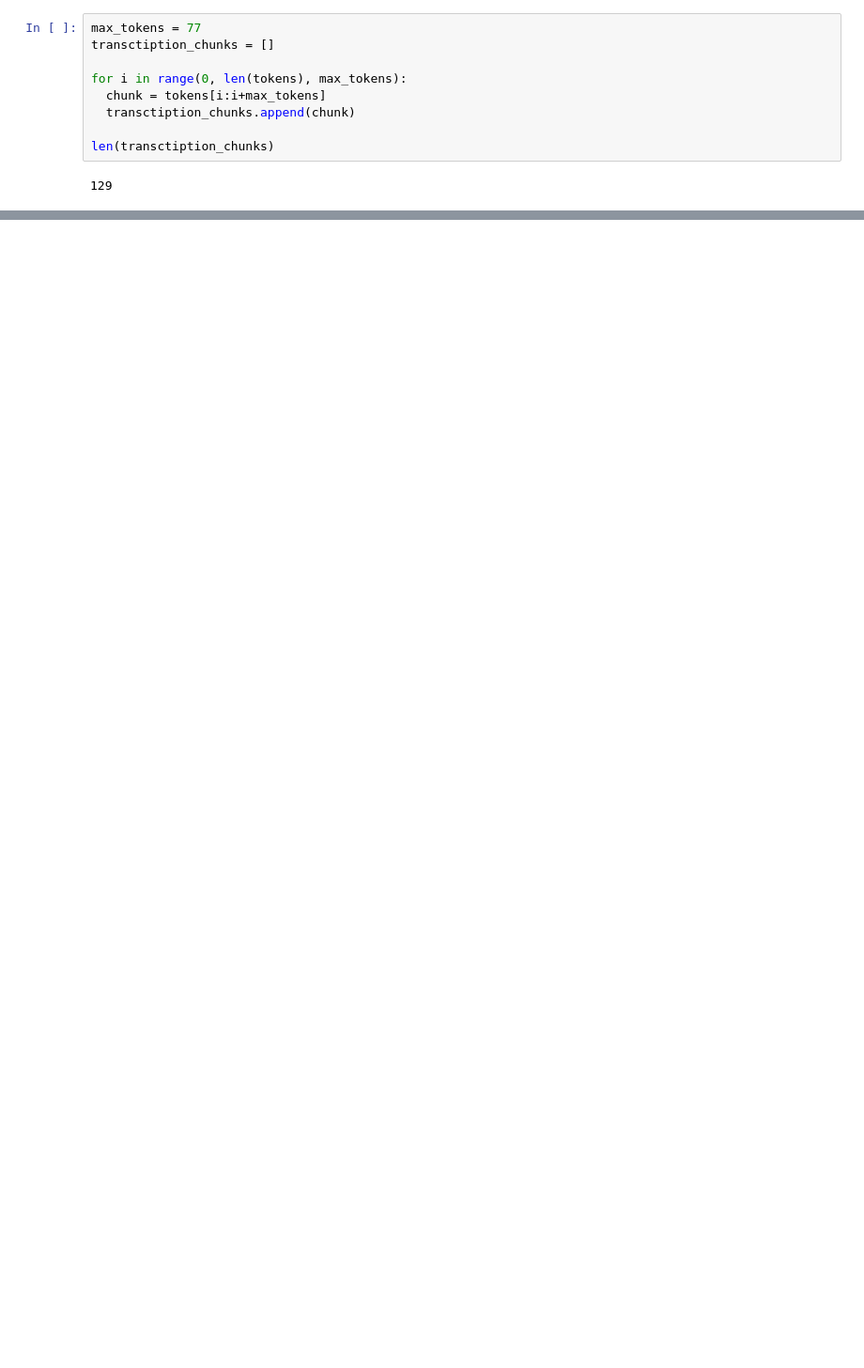
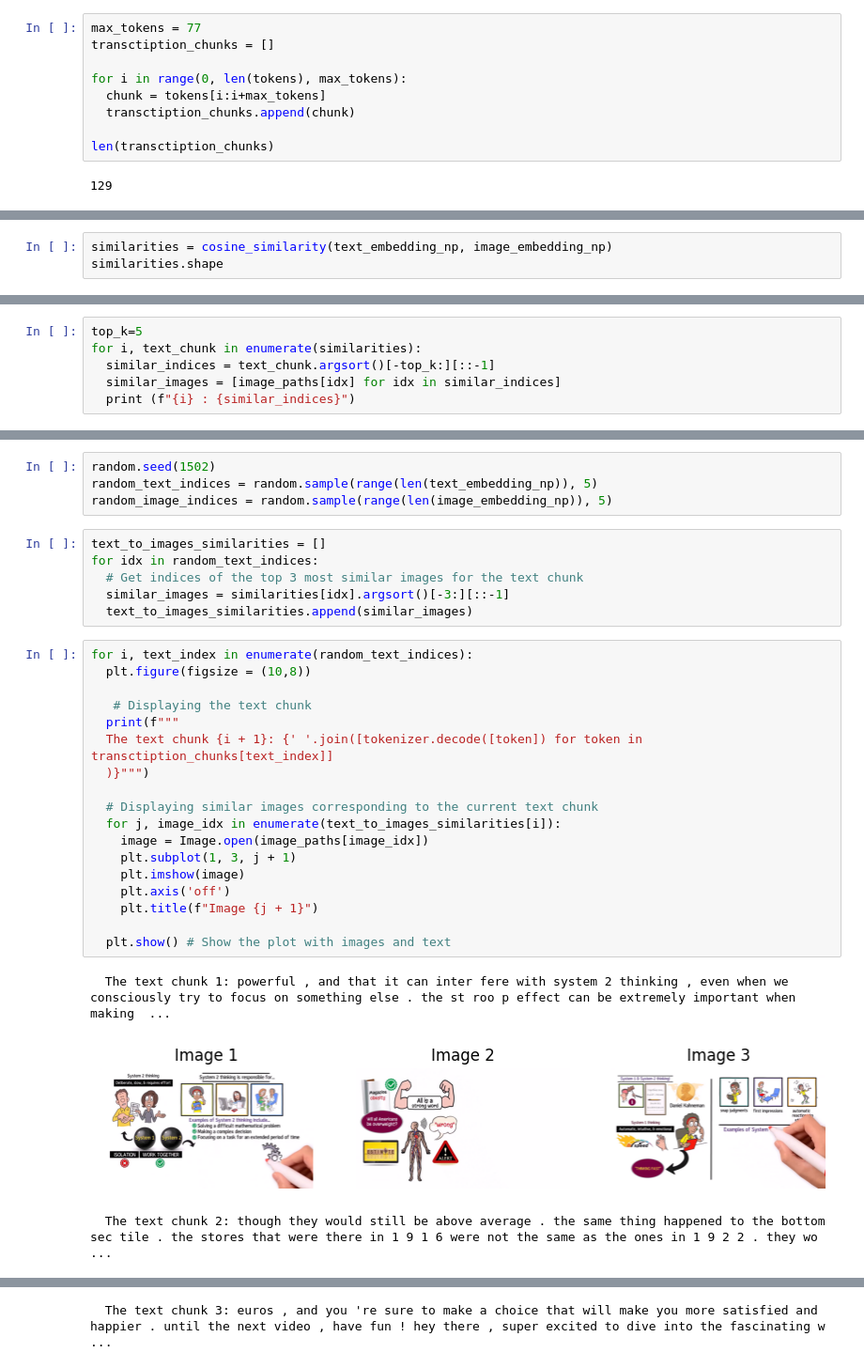
Before and after one commit to kulkarnisatishp/genai-course, a Jupyter notebook: multimodel_RAG.ipynb, the cells around one changed output, grey strips where cells are left out. Shown at 94% size. Cells and saved outputs as stored; diff of their text form; blank space fills up the shorter version.

```diff
--- a/multimodel_RAG.ipynb
+++ b/multimodel_RAG.ipynb
@@ -119,0 +146,3 @@ text_embedding_np.shape
+# %%
+similarities = cosine_similarity(text_embedding_np, image_embedding_np)
+similarities.shape
@@ -119,0 +151,6 @@ text_embedding_np.shape
+# %%
+top_k=5
+for i, text_chunk in enumerate(similarities):
+  similar_indices = text_chunk.argsort()[-top_k:][::-1]
+  similar_images = [image_paths[idx] for idx in similar_indices]
+  print (f"{i} : {similar_indices}")
@@ -119,0 +175,32 @@ text_embedding_np.shape
+# %%
+random.seed(1502)
+random_text_indices = random.sample(range(len(text_embedding_np)), 5)
+random_image_indices = random.sample(range(len(image_embedding_np)), 5)
+# %%
+text_to_images_similarities = []
+for idx in random_text_indices:
+  # Get indices of the top 3 most similar images for the text chunk
+  similar_images = similarities[idx].argsort()[-3:][::-1]
+  text_to_images_similarities.append(similar_images)
+# %%
+for i, text_index in enumerate(random_text_indices):
+  plt.figure(figsize = (10,8))
+
+   # Displaying the text chunk
+  print(f"""
+  The text chunk {i + 1}: {' '.join([tokenizer.decode([token]) for token in transctiption_chunks[text_index]]
+  )}""")
+
+  # Displaying similar images corresponding to the current text chunk
+  for j, image_idx in enumerate(text_to_images_similarities[i]):
+    image = Image.open(image_paths[image_idx])
+    plt.subplot(1, 3, j + 1)
+    plt.imshow(image)
+    plt.axis('off')
+    plt.title(f"Image {j + 1}")
+
+  plt.show() # Show the plot with images and text
+# %% [output]
+  The text chunk 1: powerful , and that it can inter fere with system 2 thinking , even when we consciously try to focus on something else . the st roo p effect can be extremely important when making  ...
+[figure, added]
+  The text chunk 2: though they would still be above average . the same thing happened to the bottom sec tile . the stores that were there in 1 9 1 6 were not the same as the ones in 1 9 2 2 . they wo ...
@@ -119,0 +208 @@ text_embedding_np.shape
+  The text chunk 3: euros , and you 're sure to make a choice that will make you more satisfied and happier . until the next video , have fun ! hey there , super excited to dive into the fascinating w ...
```
Also changed, not shown: parts of 22 cells of this notebook.
